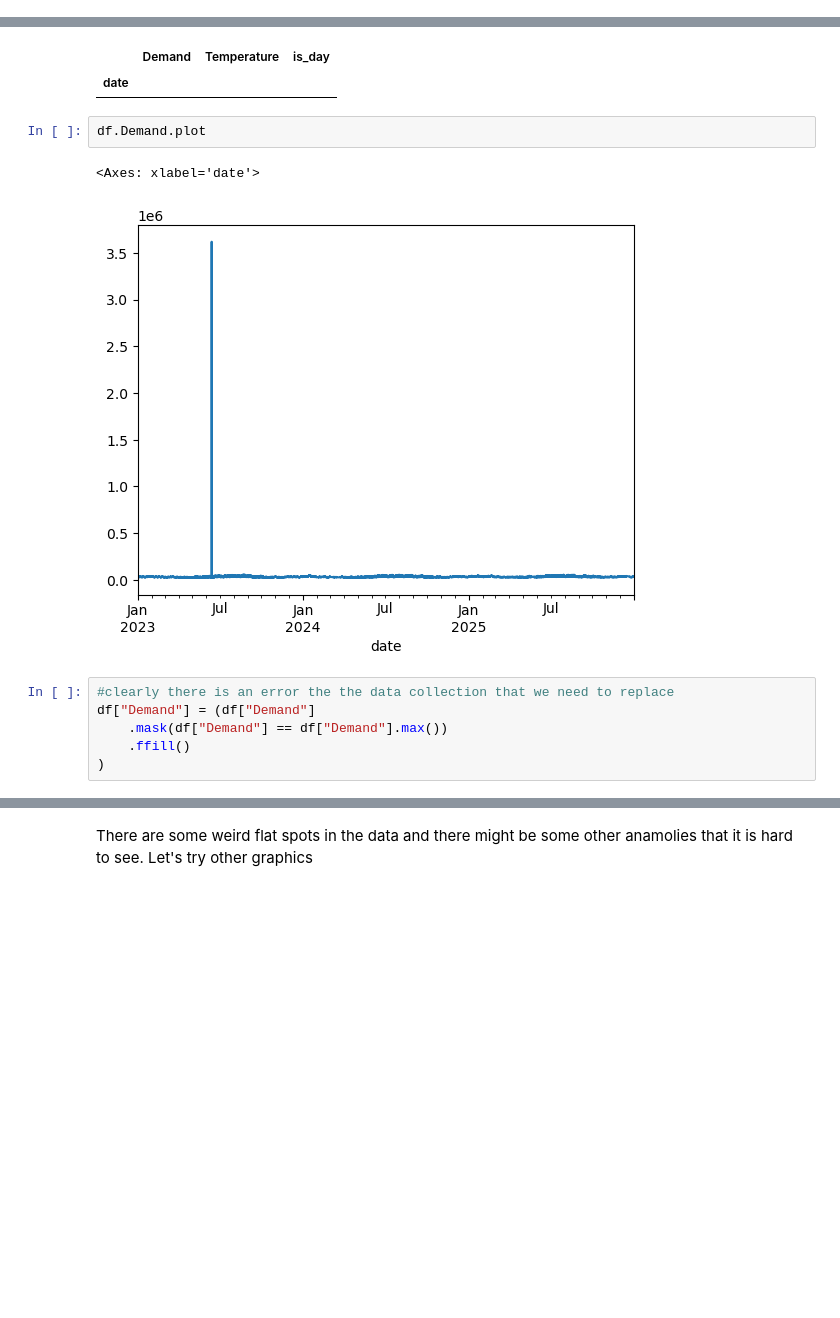
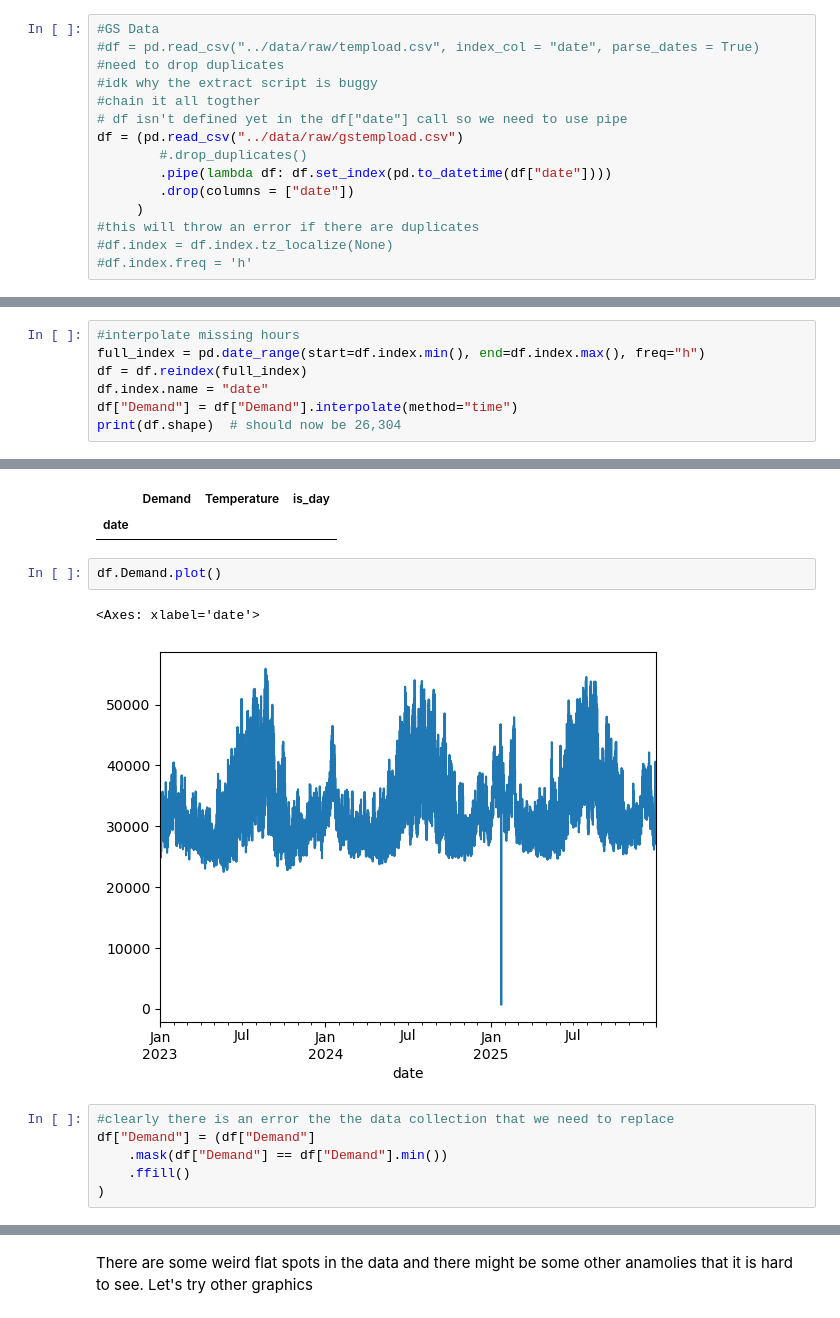
Before and after one commit to maxwellgriffith345/LoadForecast, a Jupyter notebook: notebooks/EDA.ipynb, the cells around one changed output, grey strips where cells are left out. Cells and saved outputs as stored; diff of their text form; blank space fills up the shorter version.

Commit message:
fixed data pulls

```diff
--- a/notebooks/EDA.ipynb
+++ b/notebooks/EDA.ipynb
@@ -52,0 +58,15 @@ df.index.freq = 'h'
+# %%
+#GS Data
+#df = pd.read_csv("../data/raw/tempload.csv", index_col = "date", parse_dates = True)
+#need to drop duplicates
+#idk why the extract script is buggy
+#chain it all togther
+# df isn't defined yet in the df["date"] call so we need to use pipe
+df = (pd.read_csv("../data/raw/gstempload.csv")
+        #.drop_duplicates()
+        .pipe(lambda df: df.set_index(pd.to_datetime(df["date"])))
+        .drop(columns = ["date"])
+     )
+#this will throw an error if there are duplicates
+#df.index = df.index.tz_localize(None)
+#df.index.freq = 'h'
@@ -52,0 +111,7 @@ df.index.freq = 'h'
+# %%
+#interpolate missing hours
+full_index = pd.date_range(start=df.index.min(), end=df.index.max(), freq="h")
+df = df.reindex(full_index)
+df.index.name = "date"
+df["Demand"] = df["Demand"].interpolate(method="time")
+print(df.shape)  # should now be 26,304
@@ -120,14 +191,14 @@ df[df.isnull().any(axis = 1)]
 |  | Demand | Temperature | is_day |
 | date |  |  |  |
 # %%
-df.Demand.plot
+df.Demand.plot()
 # %% [output]
 <Axes: xlabel='date'>
-[figure, old version]
+[figure, new version]
 # %%
 #clearly there is an error the the data collection that we need to replace
 df["Demand"] = (df["Demand"]
-    .mask(df["Demand"] == df["Demand"].max())
+    .mask(df["Demand"] == df["Demand"].min())
     .ffill()
 )
 # %%
```
Also changed, not shown: parts of 13 cells of this notebook, 3 other files.
